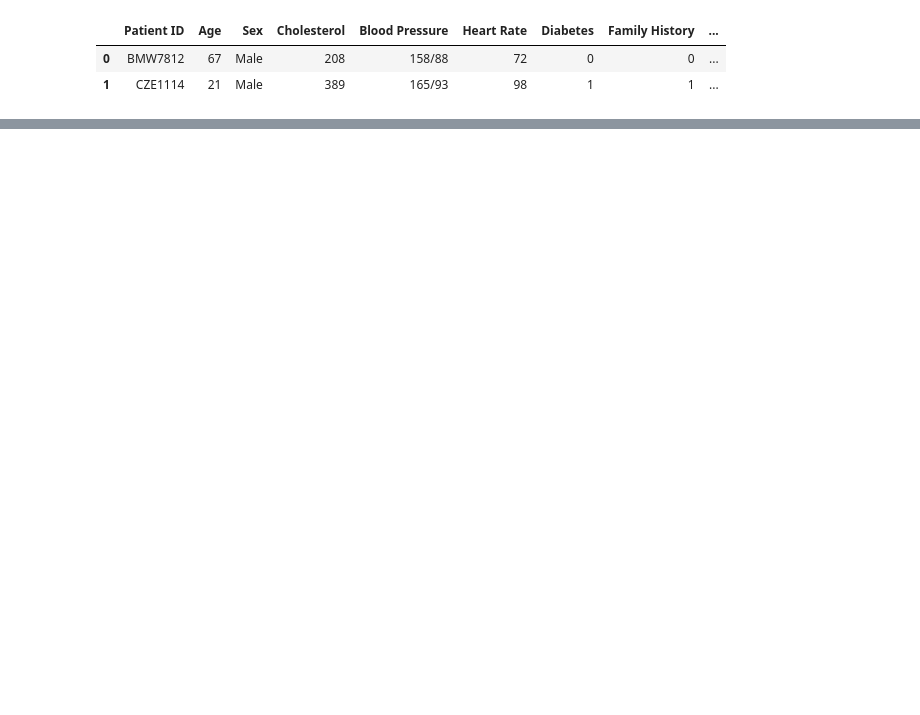
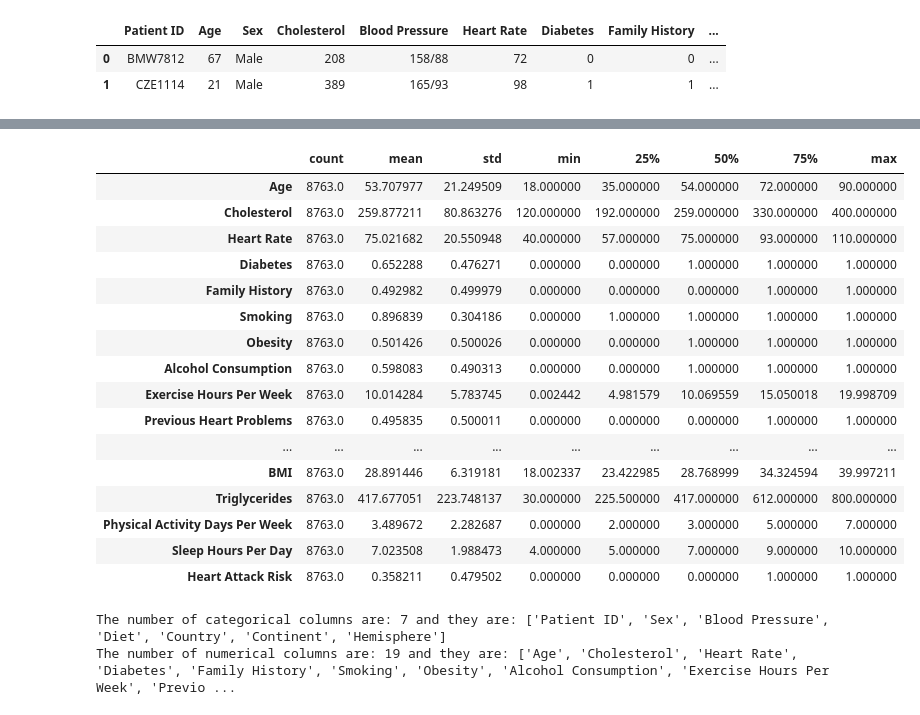
Before and after one commit to Collinceselly/heart_attack_classification, a Jupyter notebook: notebook/EDA.ipynb, the cells around one changed output, grey strips where cells are left out. Cells and saved outputs as stored; diff of their text form; code cells hidden in the pictures; blank space fills up the shorter version.

```diff
--- a/notebook/EDA.ipynb
+++ b/notebook/EDA.ipynb
@@ -16,0 +116,33 @@ df.head(2)
+# %%
+df.describe().T
+# %% [output]
+|  | count | mean | std | min | 25% | 50% | 75% | max |
+| Age | 8763.0 | 53.707977 | 21.249509 | 18.000000 | 35.000000 | 54.000000 | 72.000000 | 90.000000 |
+| Cholesterol | 8763.0 | 259.877211 | 80.863276 | 120.000000 | 192.000000 | 259.000000 | 330.000000 | 400.000000 |
+| Heart Rate | 8763.0 | 75.021682 | 20.550948 | 40.000000 | 57.000000 | 75.000000 | 93.000000 | 110.000000 |
+| Diabetes | 8763.0 | 0.652288 | 0.476271 | 0.000000 | 0.000000 | 1.000000 | 1.000000 | 1.000000 |
+| Family History | 8763.0 | 0.492982 | 0.499979 | 0.000000 | 0.000000 | 0.000000 | 1.000000 | 1.000000 |
+| Smoking | 8763.0 | 0.896839 | 0.304186 | 0.000000 | 1.000000 | 1.000000 | 1.000000 | 1.000000 |
+| Obesity | 8763.0 | 0.501426 | 0.500026 | 0.000000 | 0.000000 | 1.000000 | 1.000000 | 1.000000 |
+| Alcohol Consumption | 8763.0 | 0.598083 | 0.490313 | 0.000000 | 0.000000 | 1.000000 | 1.000000 | 1.000000 |
+| Exercise Hours Per Week | 8763.0 | 10.014284 | 5.783745 | 0.002442 | 4.981579 | 10.069559 | 15.050018 | 19.998709 |
+| Previous Heart Problems | 8763.0 | 0.495835 | 0.500011 | 0.000000 | 0.000000 | 0.000000 | 1.000000 | 1.000000 |
+| ... | ... | ... | ... | ... | ... | ... | ... | ... |
+| BMI | 8763.0 | 28.891446 | 6.319181 | 18.002337 | 23.422985 | 28.768999 | 34.324594 | 39.997211 |
+| Triglycerides | 8763.0 | 417.677051 | 223.748137 | 30.000000 | 225.500000 | 417.000000 | 612.000000 | 800.000000 |
+| Physical Activity Days Per Week | 8763.0 | 3.489672 | 2.282687 | 0.000000 | 2.000000 | 3.000000 | 5.000000 | 7.000000 |
+| Sleep Hours Per Day | 8763.0 | 7.023508 | 1.988473 | 4.000000 | 5.000000 | 7.000000 | 9.000000 | 10.000000 |
+| Heart Attack Risk | 8763.0 | 0.358211 | 0.479502 | 0.000000 | 0.000000 | 0.000000 | 1.000000 | 1.000000 |
+# %%
+# Determing Categorical columns and numerical columns
+
+
+# cat_columns = [cols for cols in df.columns if df[cols].dtypes=='O']
+cat_columns = list(df.columns[df.dtypes=='O'])
+num_columns = list(df.columns[df.dtypes!='O'])
+
+print(f'The number of categorical columns are: {len(cat_columns)} and they are: {cat_columns}')
+print(f'The number of numerical columns are: {len(num_columns)} and they are: {num_columns}')
+# %% [output]
+The number of categorical columns are: 7 and they are: ['Patient ID', 'Sex', 'Blood Pressure', 'Diet', 'Country', 'Continent', 'Hemisphere']
+The number of numerical columns are: 19 and they are: ['Age', 'Cholesterol', 'Heart Rate', 'Diabetes', 'Family History', 'Smoking', 'Obesity', 'Alcohol Consumption', 'Exercise Hours Per Week', 'Previo ...
```
Also changed, not shown: parts of 24 cells of this notebook.
